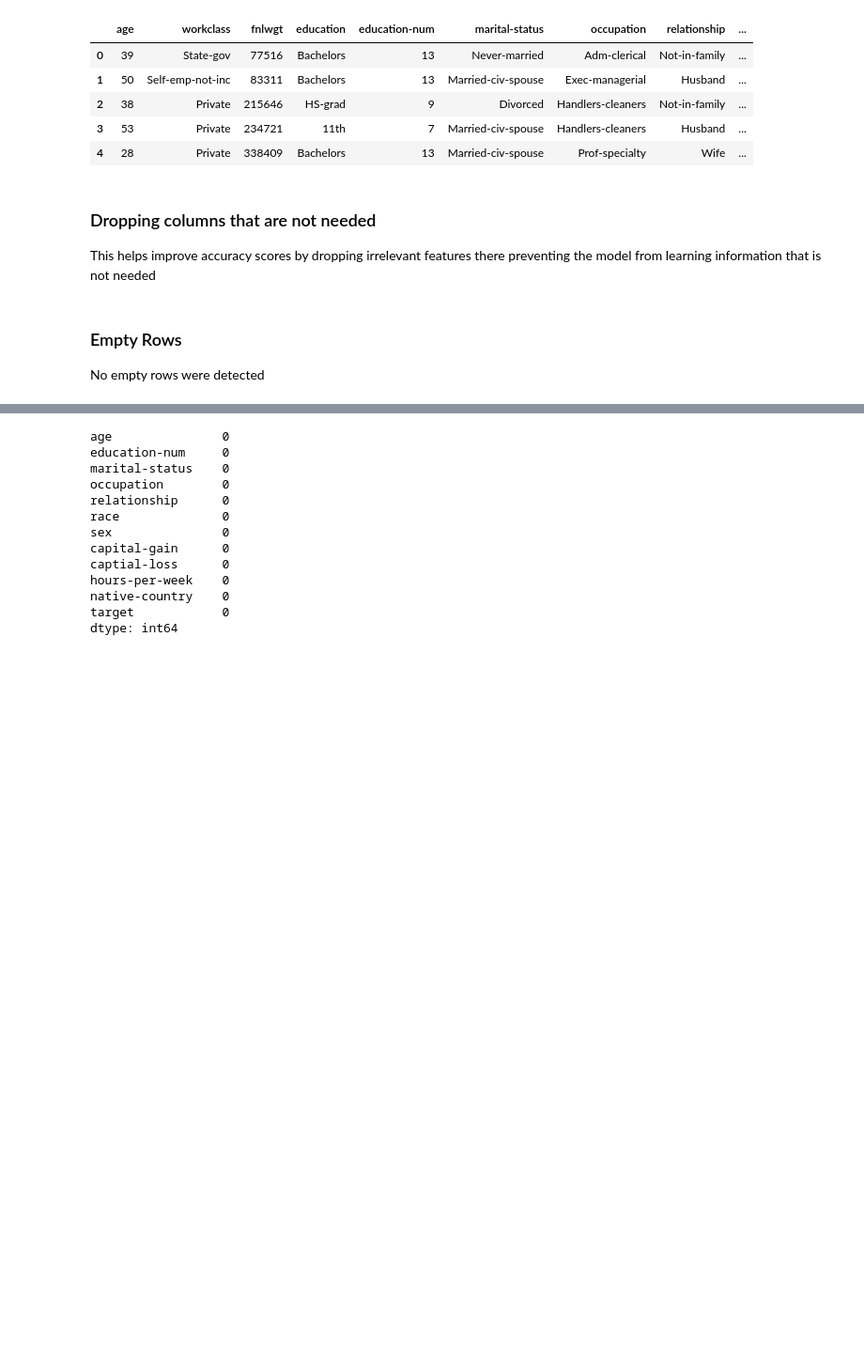
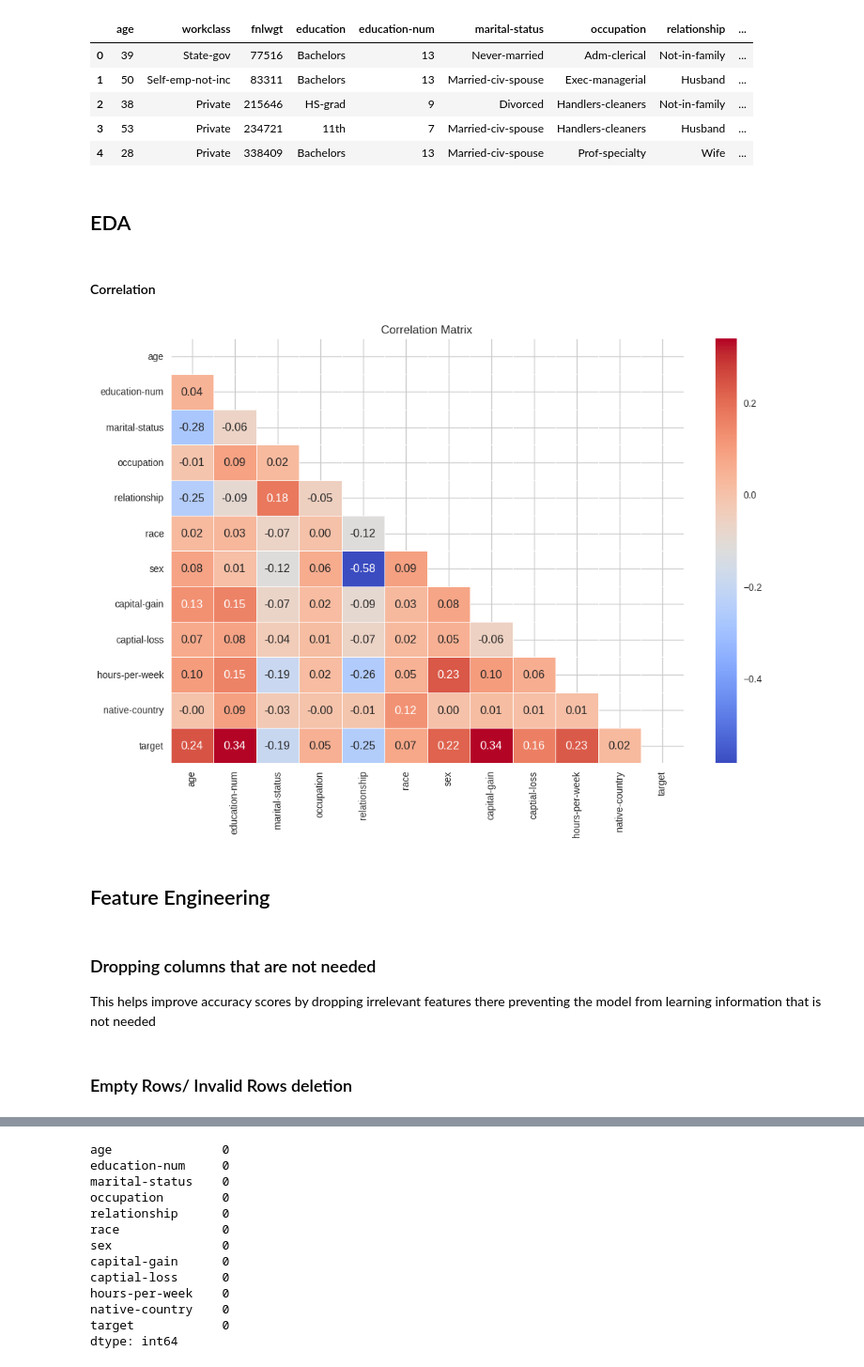
Before and after one commit to AshAninze/Uni-Projects, a Jupyter notebook: Bias_Detection.ipynb, the cells around one changed output, grey strips where cells are left out. Shown at 94% size. Drawn from its saved outputs; the diff is of its cells as text; code cells hidden in the pictures; blank space fills up the shorter version.

```diff
--- a/Bias_Detection.ipynb
+++ b/Bias_Detection.ipynb
@@ -69,6 +71,28 @@ adult.head()
 | 2 | 38 | Private | 215646 | HS-grad | 9 | Divorced | Handlers-cleaners | Not-in-family | ... |
 | 3 | 53 | Private | 234721 | 11th | 7 | Married-civ-spouse | Handlers-cleaners | Husband | ... |
 | 4 | 28 | Private | 338409 | Bachelors | 13 | Married-civ-spouse | Prof-specialty | Wife | ... |
+# %% [markdown]
+## EDA
+# %% [markdown]
+#### Correlation
+# %%
+#calulates the correlation matrix for adult dataset
+correlation_matrix = adult.corr()
+#plots the size of the figure
+plt.figure(figsize=(12, 8))
+# hides the upper half of the matrix
+mask = np.triu(np.ones_like(correlation_matrix, dtype=bool))
+#heatmap to easily diffrintiate between postive and negative correlations
+sns.heatmap(correlation_matrix, annot=True, cmap='coolwarm', fmt=".2f", linewidths=0.5, mask=mask)
+#titling
+plt.title('Correlation Matrix')
+
+
+plt.show()
+# %% [output]
+[figure, added]
+# %% [markdown]
+## Feature Engineering
 # %% [markdown]
 ### Dropping columns that are not needed
 
@@ -78,7 +102,5 @@ This helps improve accuracy scores by dropping irrelevant features there prevent
 columns_to_drop = ['fnlwgt', 'workclass', 'education']
 # axis=1 ensures that the columns are being dropped
 adult.drop(columns_to_drop, axis=1, inplace=True)
-# %% [markdown]
-### Empty Rows
-
-No empty rows were detected
+# %% [markdown]
+### Empty Rows/ Invalid Rows deletion
```
Also changed, not shown: parts of 37 cells of this notebook.
